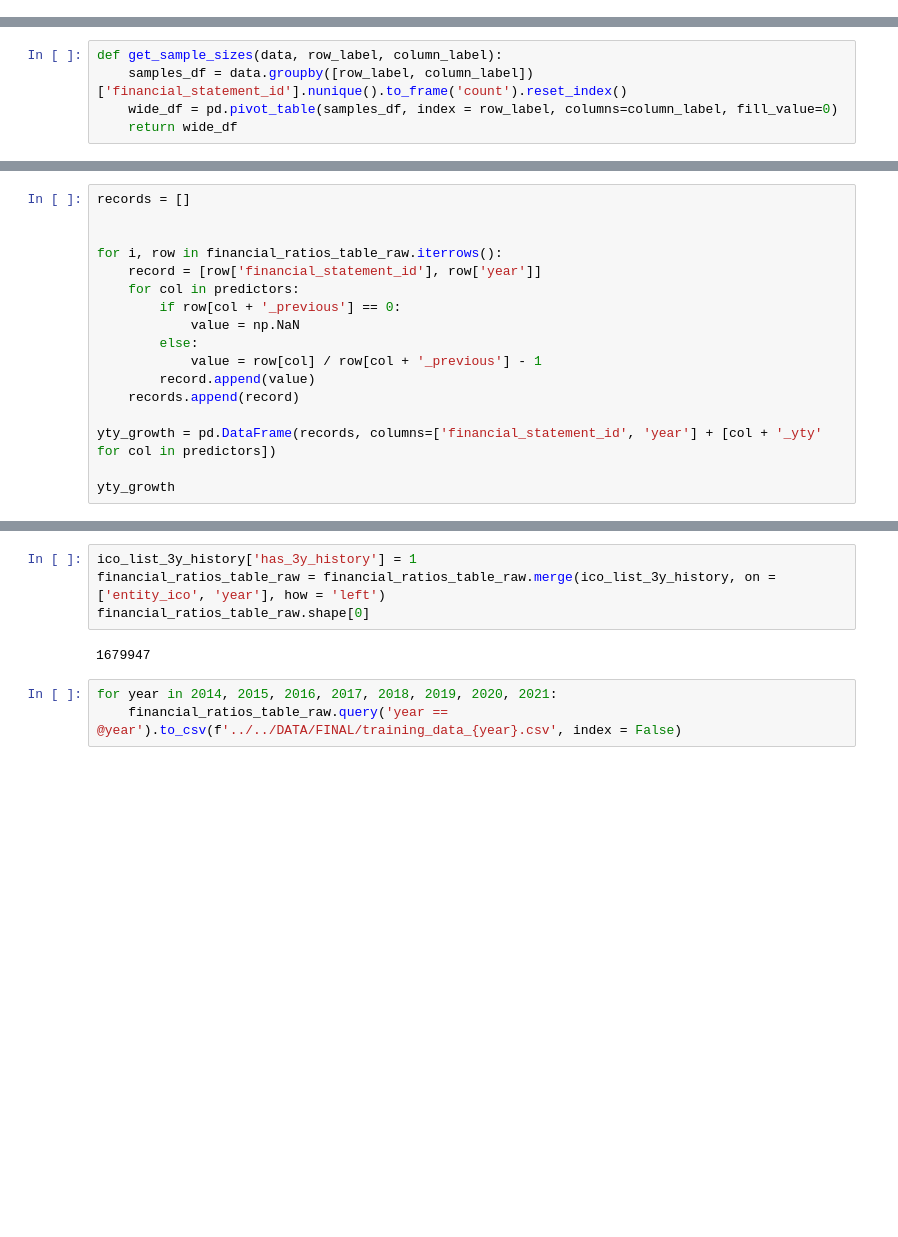
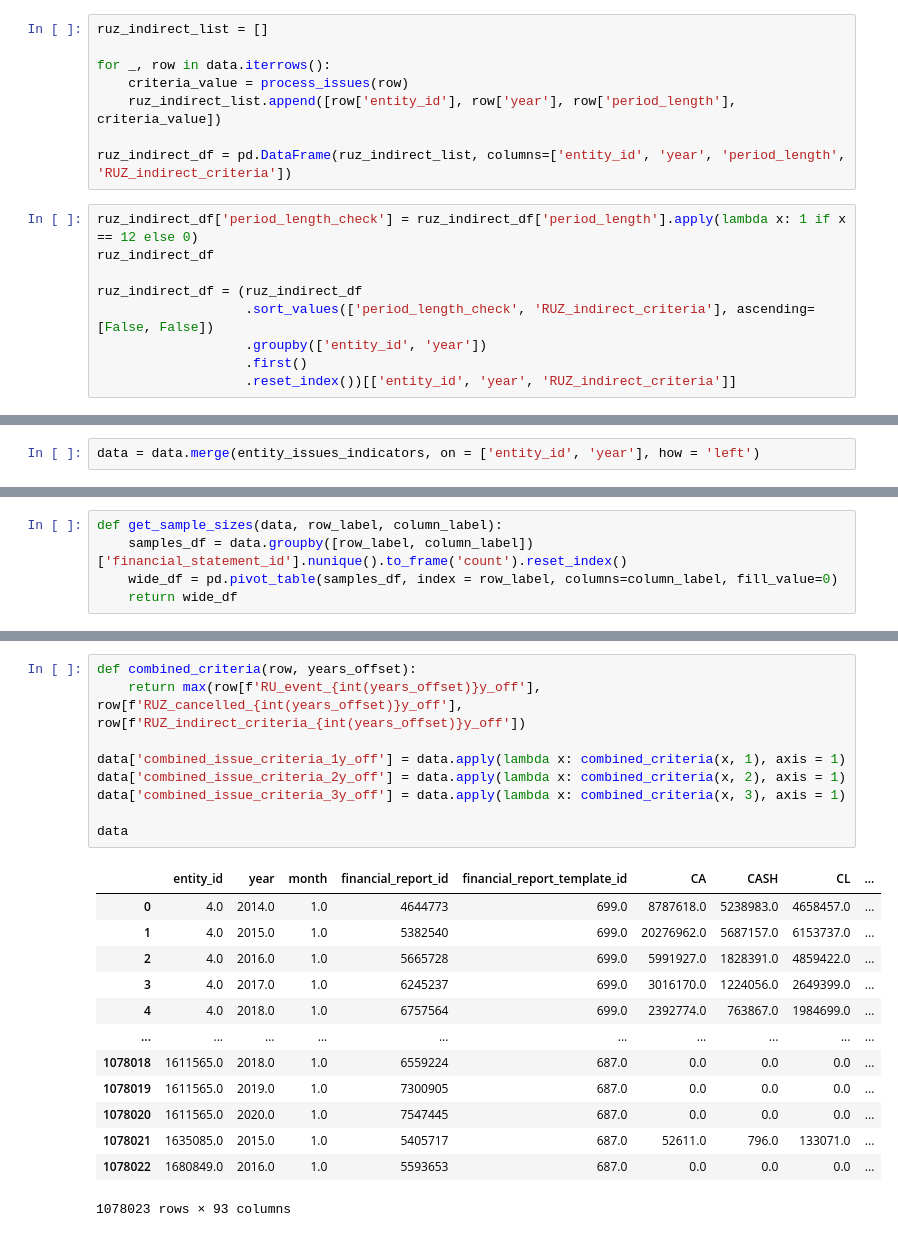
Before and after one commit to rohalmatus/financial-distress-models, a Jupyter notebook: CODE/TRANSFORM/08_training_dataset.ipynb, the cells around one changed output, grey strips where cells are left out. Drawn from its saved outputs; the diff is of its cells as text; blank space fills up the shorter version.

Commit message:
finalized data pipeline; created training and testing samples

```diff
--- a/CODE/TRANSFORM/08_training_dataset.ipynb
+++ b/CODE/TRANSFORM/08_training_dataset.ipynb
@@ -130,0 +189,17 @@ Name: year, dtype: int64
+# %%
+ruz_indirect_list = []
+
+for _, row in data.iterrows():
+    criteria_value = process_issues(row)
+    ruz_indirect_list.append([row['entity_id'], row['year'], row['period_length'], criteria_value])
+
+ruz_indirect_df = pd.DataFrame(ruz_indirect_list, columns=['entity_id', 'year', 'period_length', 'RUZ_indirect_criteria'])
+# %%
+ruz_indirect_df['period_length_check'] = ruz_indirect_df['period_length'].apply(lambda x: 1 if x == 12 else 0)
+ruz_indirect_df
+
+ruz_indirect_df = (ruz_indirect_df
+                   .sort_values(['period_length_check', 'RUZ_indirect_criteria'], ascending=[False, False])
+                   .groupby(['entity_id', 'year'])
+                   .first()
+                   .reset_index())[['entity_id', 'year', 'RUZ_indirect_criteria']]
@@ -130,0 +269,2 @@ Name: year, dtype: int64
+# %%
+data = data.merge(entity_issues_indicators, on = ['entity_id', 'year'], how = 'left')
@@ -154,17 +294,0 @@ display(financial_ratios_table_raw.query('SAL_TA_previous == SAL_TA_previous').s
-# %%
-records = []
-
-
-for i, row in financial_ratios_table_raw.iterrows():
-    record = [row['financial_statement_id'], row['year']]
-    for col in predictors:
-        if row[col + '_previous'] == 0:
-            value = np.NaN
-        else:
-            value = row[col] / row[col + '_previous'] - 1
-        record.append(value)
-    records.append(record)
-
-yty_growth = pd.DataFrame(records, columns=['financial_statement_id', 'year'] + [col + '_yty' for col in predictors])
-
-yty_growth
@@ -257,9 +295,23 @@ Name: year, dtype: int64
-# %%
-ico_list_3y_history['has_3y_history'] = 1
-financial_ratios_table_raw = financial_ratios_table_raw.merge(ico_list_3y_history, on = ['entity_ico', 'year'], how = 'left')
-financial_ratios_table_raw.shape[0]
-# %% [output]
-1679947
-# %%
-for year in 2014, 2015, 2016, 2017, 2018, 2019, 2020, 2021:
-    financial_ratios_table_raw.query('year == @year').to_csv(f'../../DATA/FINAL/training_data_{year}.csv', index = False)
+# %%
+def combined_criteria(row, years_offset):
+    return max(row[f'RU_event_{int(years_offset)}y_off'], row[f'RUZ_cancelled_{int(years_offset)}y_off'], row[f'RUZ_indirect_criteria_{int(years_offset)}y_off'])
+
+data['combined_issue_criteria_1y_off'] = data.apply(lambda x: combined_criteria(x, 1), axis = 1)
+data['combined_issue_criteria_2y_off'] = data.apply(lambda x: combined_criteria(x, 2), axis = 1)
+data['combined_issue_criteria_3y_off'] = data.apply(lambda x: combined_criteria(x, 3), axis = 1)
+
+data
+# %% [output]
+|  | entity_id | year | month | financial_report_id | financial_report_template_id | CA | CASH | CL | ... |
+| 0 | 4.0 | 2014.0 | 1.0 | 4644773 | 699.0 | 8787618.0 | 5238983.0 | 4658457.0 | ... |
+| 1 | 4.0 | 2015.0 | 1.0 | 5382540 | 699.0 | 20276962.0 | 5687157.0 | 6153737.0 | ... |
+| 2 | 4.0 | 2016.0 | 1.0 | 5665728 | 699.0 | 5991927.0 | 1828391.0 | 4859422.0 | ... |
+| 3 | 4.0 | 2017.0 | 1.0 | 6245237 | 699.0 | 3016170.0 | 1224056.0 | 2649399.0 | ... |
+| 4 | 4.0 | 2018.0 | 1.0 | 6757564 | 699.0 | 2392774.0 | 763867.0 | 1984699.0 | ... |
+| ... | ... | ... | ... | ... | ... | ... | ... | ... | ... |
+| 1078018 | 1611565.0 | 2018.0 | 1.0 | 6559224 | 687.0 | 0.0 | 0.0 | 0.0 | ... |
+| 1078019 | 1611565.0 | 2019.0 | 1.0 | 7300905 | 687.0 | 0.0 | 0.0 | 0.0 | ... |
+| 1078020 | 1611565.0 | 2020.0 | 1.0 | 7547445 | 687.0 | 0.0 | 0.0 | 0.0 | ... |
+| 1078021 | 1635085.0 | 2015.0 | 1.0 | 5405717 | 687.0 | 52611.0 | 796.0 | 133071.0 | ... |
+| 1078022 | 1680849.0 | 2016.0 | 1.0 | 5593653 | 687.0 | 0.0 | 0.0 | 0.0 | ... |
+1078023 rows × 93 columns
```
Also changed, not shown: parts of 29 cells of this notebook.
